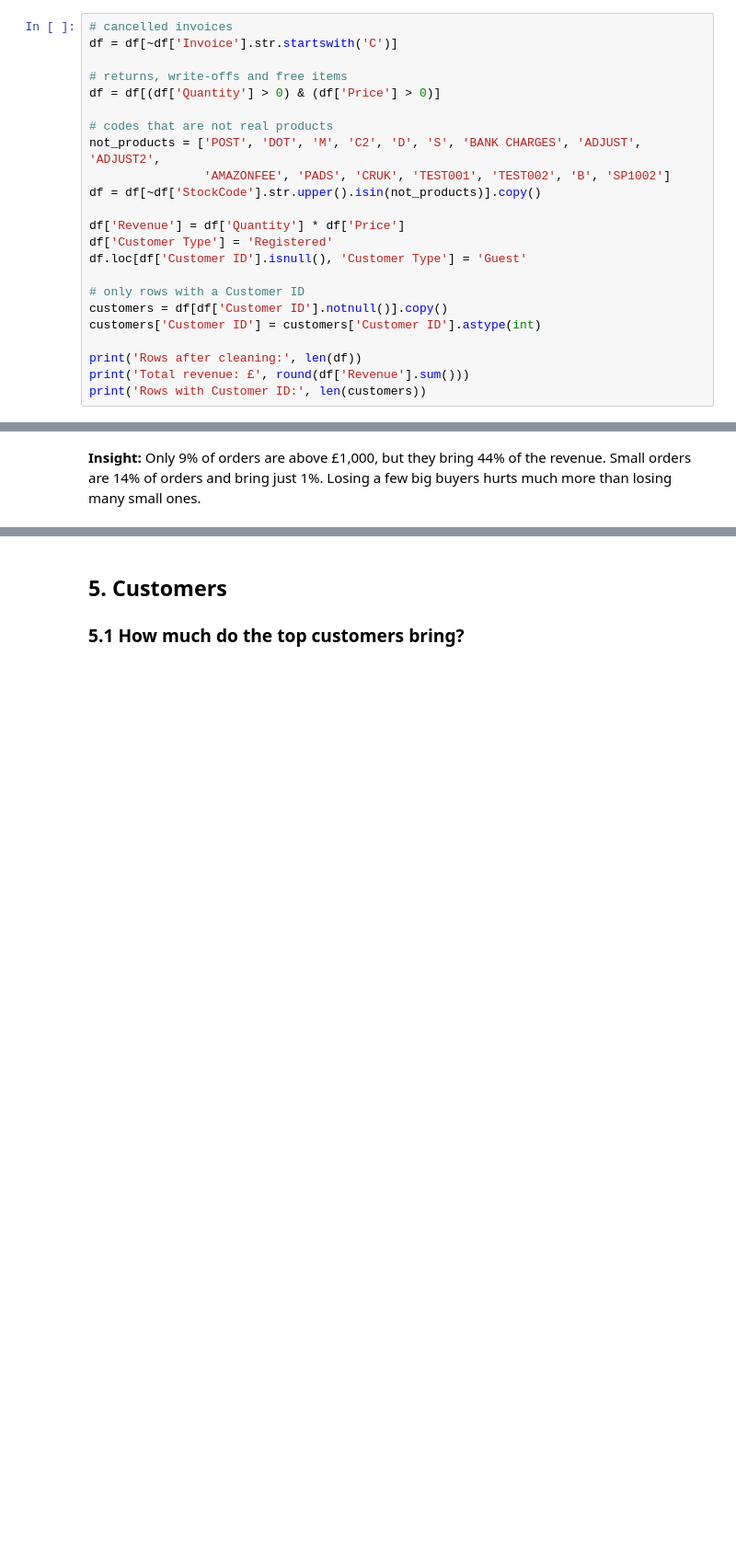
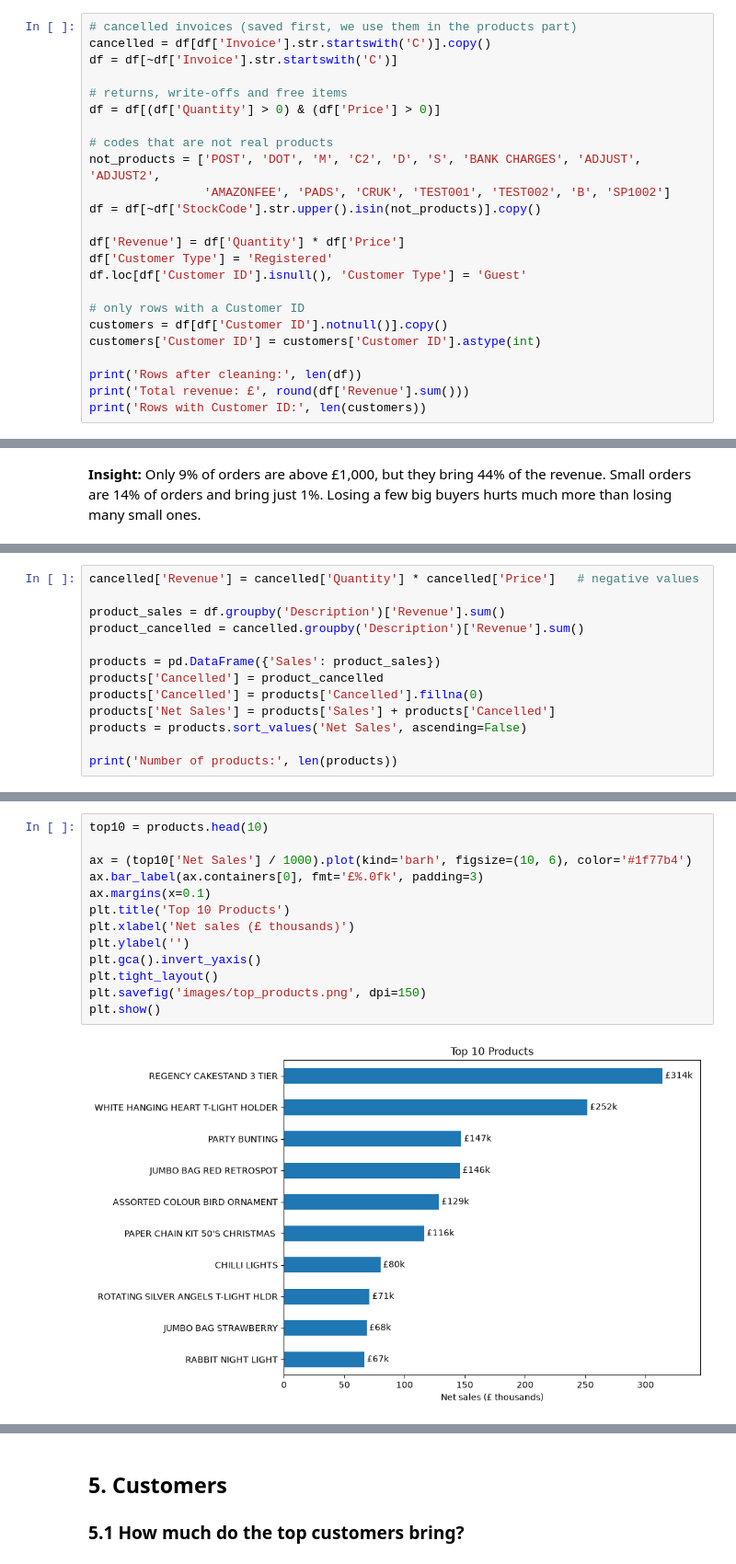
Before and after one commit to MahmoudhHamdy/online-retail-analysis, a Jupyter notebook: Online_Retail_Analysis.ipynb, the cells around one changed output, grey strips where cells are left out. Shown at 92% size. Drawn from its saved outputs; the diff is of its cells as text; blank space fills up the shorter version.

Commit message:
Add product analysis: top and lowest products, products in wholesale orders

```diff
--- a/Online_Retail_Analysis.ipynb
+++ b/Online_Retail_Analysis.ipynb
@@ -102,7 +102,8 @@ Invoices that have both: 0
 # %% [markdown]
 No invoice has both, so the missing IDs can't be filled.
 # %%
-# cancelled invoices
+# cancelled invoices (saved first, we use them in the products part)
+cancelled = df[df['Invoice'].str.startswith('C')].copy()
 df = df[~df['Invoice'].str.startswith('C')]
 
 # returns, write-offs and free items
@@ -241,0 +249,13 @@ plt.show()
+# %%
+cancelled['Revenue'] = cancelled['Quantity'] * cancelled['Price']   # negative values
+
+product_sales = df.groupby('Description')['Revenue'].sum()
+product_cancelled = cancelled.groupby('Description')['Revenue'].sum()
+
+products = pd.DataFrame({'Sales': product_sales})
+products['Cancelled'] = product_cancelled
+products['Cancelled'] = products['Cancelled'].fillna(0)
+products['Net Sales'] = products['Sales'] + products['Cancelled']
+products = products.sort_values('Net Sales', ascending=False)
+
+print('Number of products:', len(products))
@@ -241,0 +264,15 @@ plt.show()
+# %%
+top10 = products.head(10)
+
+ax = (top10['Net Sales'] / 1000).plot(kind='barh', figsize=(10, 6), color='#1f77b4')
+ax.bar_label(ax.containers[0], fmt='£%.0fk', padding=3)
+ax.margins(x=0.1)
+plt.title('Top 10 Products')
+plt.xlabel('Net sales (£ thousands)')
+plt.ylabel('')
+plt.gca().invert_yaxis()
+plt.tight_layout()
+plt.savefig('images/top_products.png', dpi=150)
+plt.show()
+# %% [output]
+[figure, added]
```
Also changed, not shown: parts of 10 cells of this notebook, 3 other files.
